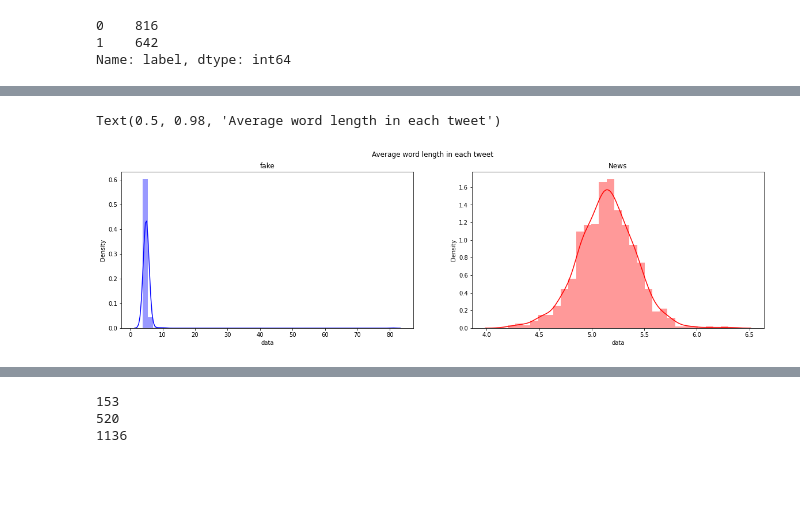
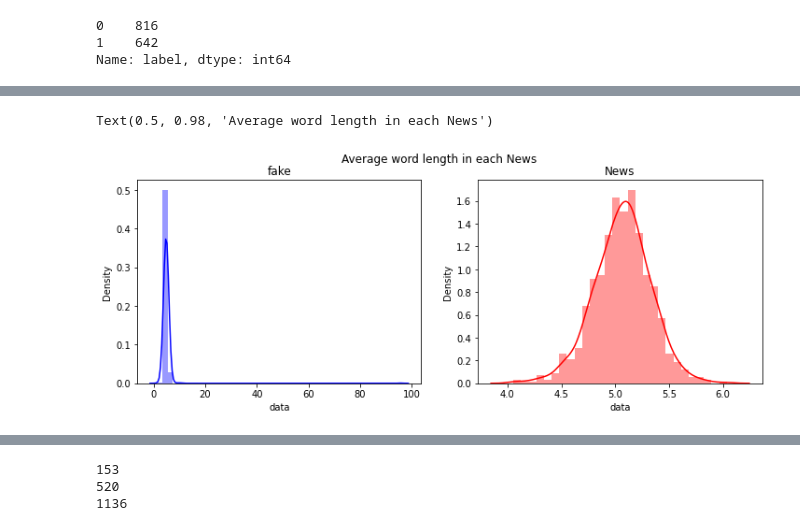
Before and after one commit to ValentinCord/HandsOnAI_2, a Jupyter notebook: NLP_DataAnalysis.ipynb, the cells around one changed output, grey strips where cells are left out. Saved outputs shown, nothing was run; the diff lists cells and outputs as text; code cells hidden in the pictures; blank space fills up the shorter version.

```diff
--- a/NLP_DataAnalysis.ipynb
+++ b/NLP_DataAnalysis.ipynb
@@ -58,6 +53,3 @@ Name: target_name, dtype: int64
-# %%
-df_train = df_train.drop(['Unnamed: 0', 'target_name'], axis = 1)
-df_test = df_test.drop(['Unnamed: 0', 'target_name'], axis = 1)
 # %%
 df_train['len_data'] = df_train['data'].apply(lambda x: len(x))
 df_test['len_data'] = df_test['data'].apply(lambda x: len(x))
@@ -110,12 +69,28 @@ You can now load the package via spacy.load('fr_core_news_md')
+# %%
+REPLACE_BY_SPACE_RE = re.compile('[/(){}\|@,;]')
+BAD_SYMBOLS_RE = re.compile('[^0-9a-zÀ-ÿ #+_]')
+STOPWORDS = set(stopwords.words('french'))
+
+new_stopwords = {"a", "comme", "cette", "dun", "dune", "plus", 'cest', "aussi", "deux", 'fait', "depuis", "faire", "tout", "si", "où"}
+STOPWORDS = STOPWORDS | new_stopwords
+
+def clean_text(text):
+    text = text.lower() # lowercase text
+    text = REPLACE_BY_SPACE_RE.sub(' ', text)
+    text = BAD_SYMBOLS_RE.sub('', text)
+    return text
+# %%
+df_train['data'] = df_train["data"].apply(lambda x : clean_text(x))
+df_test['data'] = df_test["data"].apply(lambda x : clean_text(x))
 # %%
-fig,(ax1,ax2)=plt.subplots(1,2,figsize=(20,5))
+fig,(ax1,ax2)=plt.subplots(1,2,figsize=(12,4))
 word=df_train[df_train['label']==1]['data'].str.split().apply(lambda x : [len(i) for i in x])
 sns.distplot(word.map(lambda x: np.mean(x)),ax=ax1,color='blue')
 ax1.set_title('fake')
 word=df_train[df_train['label']==0]['data'].str.split().apply(lambda x : [len(i) for i in x])
 sns.distplot(word.map(lambda x: np.mean(x)),ax=ax2,color='red')
 ax2.set_title('News')
-fig.suptitle('Average word length in each tweet')
+fig.suptitle('Average word length in each News')
 # %% [output]
-Text(0.5, 0.98, 'Average word length in each tweet')
+Text(0.5, 0.98, 'Average word length in each News')
-[figure, old version]
+[figure, new version]
```
Also changed, not shown: parts of 16 cells of this notebook.
